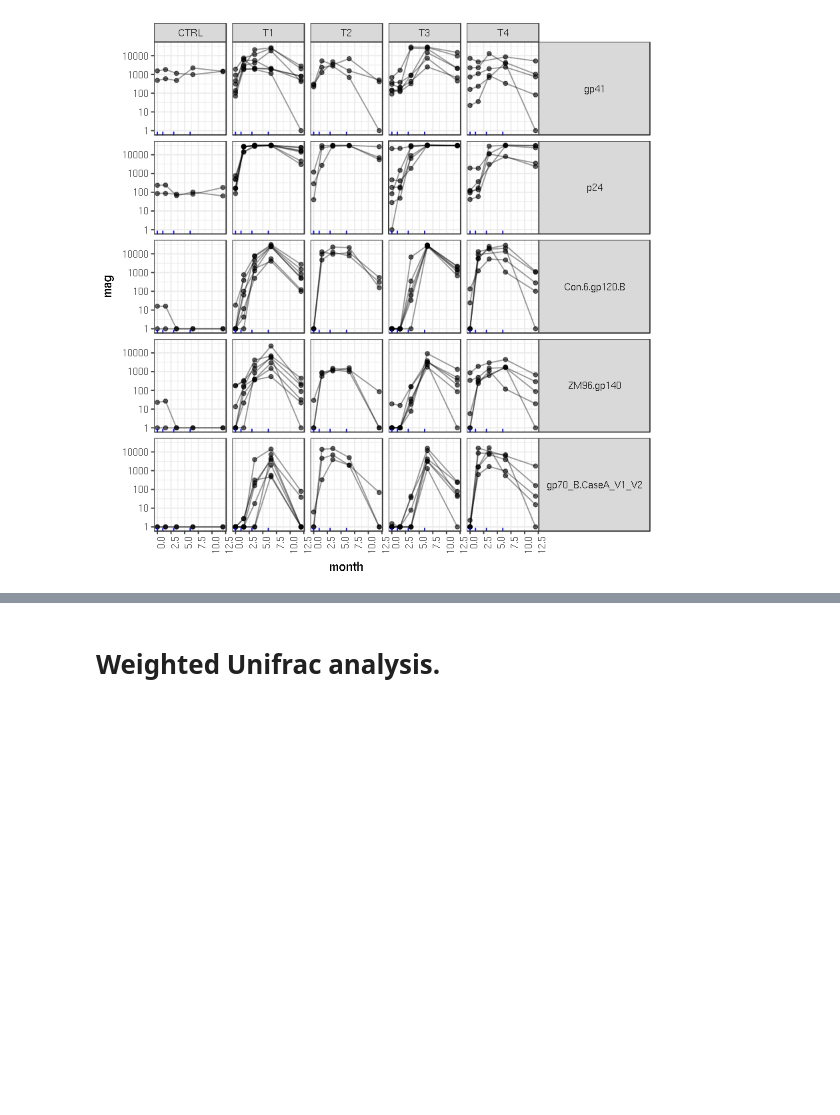
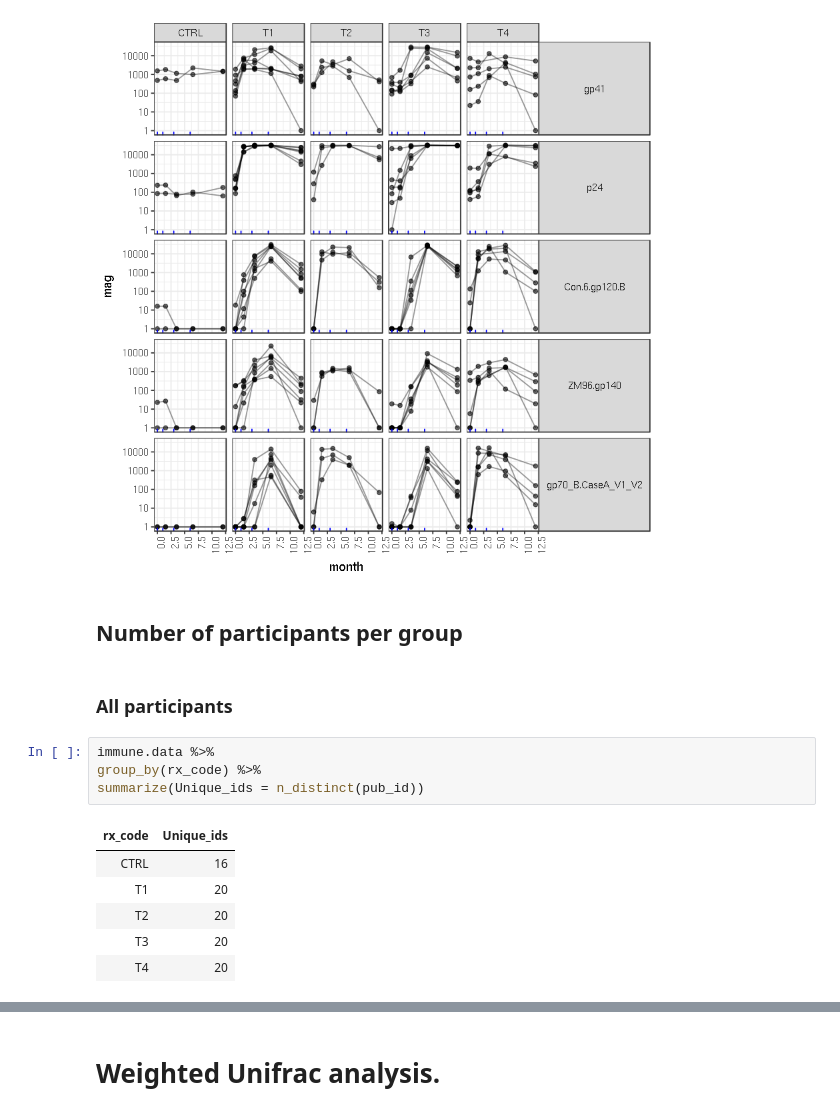
Before and after one commit to cramjaco/Nyvac_096_Microbiome, a Jupyter notebook: Mar2018_096.ipynb, the cells around one changed output, grey strips where cells are left out. Saved outputs shown, nothing was run; the diff lists cells and outputs as text; blank space fills up the shorter version.

```diff
--- a/Mar2018_096.ipynb
+++ b/Mar2018_096.ipynb
@@ -652,3 +652,18 @@ ggsave('figures/useiggs.png')
 # %% [output]
 Saving 6.67 x 6.67 in image
 [figure]
+# %% [markdown]
+## Number of participants per group
+# %% [markdown]
+### All participants
+# %%
+immune.data %>%
+group_by(rx_code) %>%
+summarize(Unique_ids = n_distinct(pub_id))
+# %% [output]
+| rx_code | Unique_ids |
+| CTRL | 16 |
+| T1 | 20 |
+| T2 | 20 |
+| T3 | 20 |
+| T4 | 20 |
```
Also changed, not shown: parts of 2 cells of this notebook.
